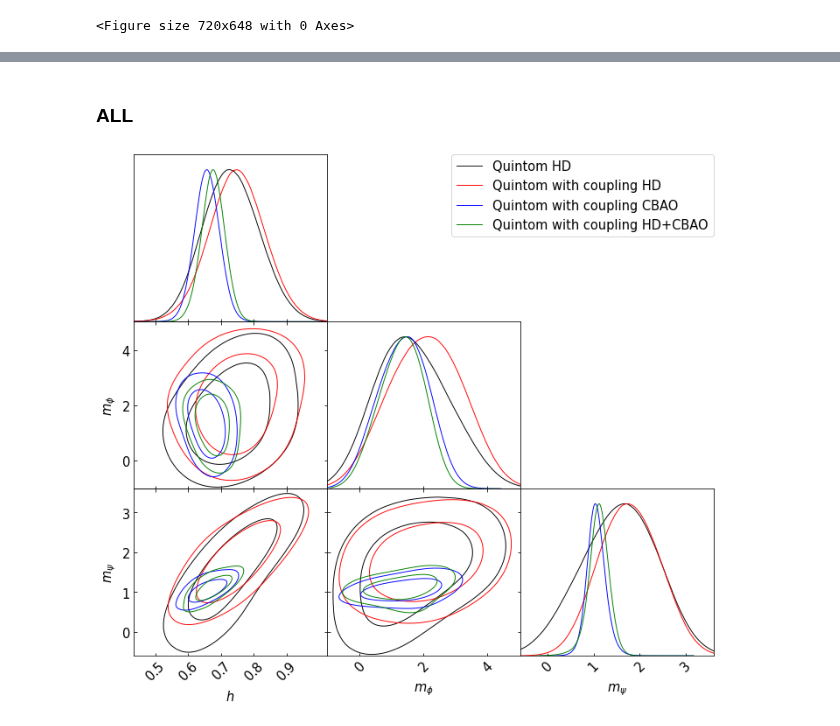
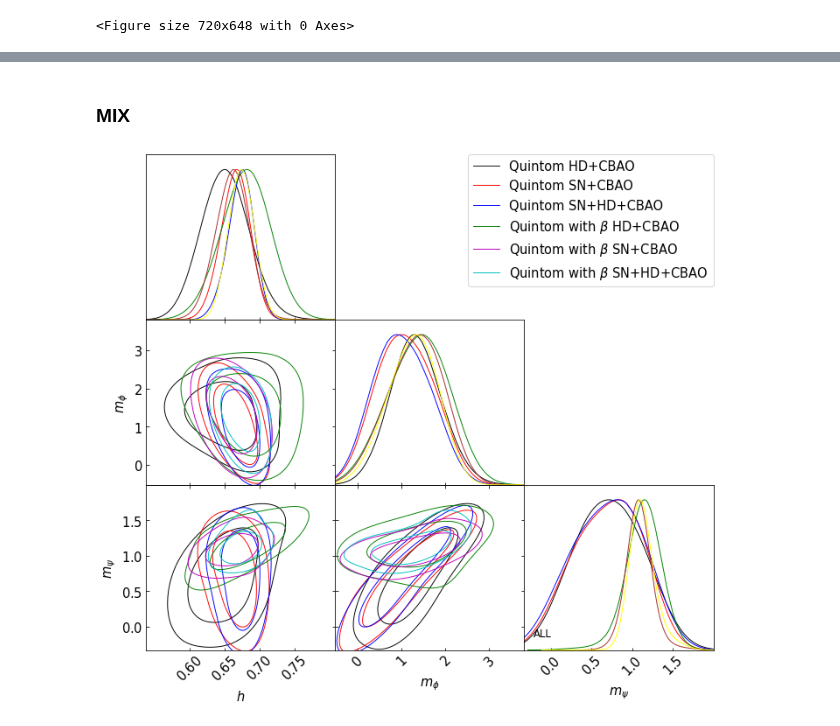
Before and after one commit to igomezv/simplemc_tests, a Jupyter notebook: getdist_Quintom.ipynb, the cells around one changed output, grey strips where cells are left out. Drawn from its saved outputs; the diff is of its cells as text; code cells hidden in the pictures.

```diff
--- a/getdist_Quintom.ipynb
+++ b/getdist_Quintom.ipynb
@@ -22,24 +22,28 @@ dir_name = '/home/isidro/Documents/github/simplemc_tests/simplemc/chains/'
 roots_couple = [
                 'Quintom_couple_phy_HD_nested_multi',
                 'Quintom_couple_phy_SN_nested_multi',
-#                 'Quintom_couple_phy_CBAO_nested_multi',
-                'Quintom_couple_phy_CBAO+HD_nested_multi',
+                'Quintom_couple_phy_HD+CBAO_nested_multi',
                 'Quintom_couple_phy_SN+CBAO_nested_multi',
                 'Quintom_couple_phy_SN+HD+CBAO_nested_multi'
                 ]
 
 roots_quintom = [
                  'Quintom_phy_HD_nested_multi',
+                 'Quintom_phy_SN_nested_multi',
+                 'Quintom_phy_HD+CBAO_nested_multi',
+                 'Quintom_phy_SN+CBAO_nested_multi',
+                 'Quintom_phy_SN+HD+CBAO_nested_multi',
                  ]
 
 
-roots_all = [
-                'Quintom_phy_HD_nested_multi',
-                'Quintom_couple_phy_HD_nested_multi',
-                'Quintom_couple_phy_CBAO_nested_multi',
-                'Quintom_couple_phy_CBAO+HD_nested_multi'
-
-           ]
+roots_mix = [
+                'Quintom_phy_HD+CBAO_nested_multi',
+                'Quintom_phy_SN+CBAO_nested_multi',
+                'Quintom_phy_SN+HD+CBAO_nested_multi',
+                'Quintom_couple_phy_HD+CBAO_nested_multi',
+                'Quintom_couple_phy_SN+CBAO_nested_multi',
+                'Quintom_couple_phy_SN+HD+CBAO_nested_multi'
+         ]
 # %%
 g = plots.getSinglePlotter(chain_dir = dir_name, width_inch= 10,
                           ratio = 0.9,
@@ -64,7 +68,7 @@ g.triangle_plot(roots_couple, ['mquin', 'mphan', 'beta'],
 # g.triangle_plot(roots, ['Om', 'Obh2', 'h'],
                 diag1d_kwargs={'colors':['black', 'red','blue', 'yellow'],
                                'alphas':[1.0,1.0,1.0]},
-                colors=['black', 'red','blue',  'black', 'yellow'],
+                colors=['green', 'red','blue',  'black', 'yellow'],
 #                 alphas = [1.0, 0.7, 0.5],
                 legend_labels=['HD', 'SN',
                                'HD+CBAO', 'SN+CBAO', 'SN+HD+CBAO'],
@@ -72,6 +76,7 @@ g.triangle_plot(roots_couple, ['mquin', 'mphan', 'beta'],
                 filled = False,
                 normalized=False, shaded=False)
 
+g.add_text('Quintom with $\\beta$', 0.1, 2)
 #plt.show()
 plt.savefig('TriangleQuintomCouple.png', dpi=80)
 # %% [output]
@@ -104,39 +111,44 @@ plt.savefig('hvsbeta_QuintomCouple.png', dpi=80)
 # %% [markdown]
-### ALL
+### MIX
 # %%
 # plt.figure(figsize=(10, 10), dpi=100)
 
 # gg= plots.getSinglePlotter(chain_dir = dir_name, width_inch= 10,
 #                           ratio = 0.8,
 #                           analysis_settings={'smooth_scale_2D': 0.5,
 #                                              'smooth_scale_1D': 0.5,
 #                                              'ignore_rows': 0.1})
 
 
 #g.settings.axes_fontsize = 5
 g.settings.lab_fontsize = 15
 g.settings.x_label_rotation= 45
 #g.settings.alpha_filled_add = 0.9
 g.settings.legend_fontsize = 15
 g.settings.axes_fontsize = 15
 # g.settings.lw1 = 0.5
 
 # g.triangle_plot(roots_all, ['Om', 'Obh2', 'h', 'mquin', 'mphan'],
-g.triangle_plot(roots_all, ['h', 'mquin', 'mphan'],
-                diag1d_kwargs={'colors':['black', 'red','blue', 'green'],
-                               'alphas':[1.0,1.0,1.0,1.0]},
+g.triangle_plot(roots_mix, ['h', 'mquin', 'mphan'],
+                diag1d_kwargs={'colors':['black', 'red','blue', 'green', 'brown', 'yellow'],
+                               'alphas':[1.0,1.0,1.0,1.0, 1.0, 1.0]},
                 colors=['black', 'red','blue', 'green'],
 #                 alphas = [1.0, 0.7, 0.5],
-                legend_labels=['Quintom HD', 'Quintom with coupling HD',
-                               'Quintom with coupling CBAO', 'Quintom with coupling HD+CBAO'],
+                legend_labels=['Quintom HD+CBAO', 'Quintom SN+CBAO', 'Quintom SN+HD+CBAO',
+                               'Quintom with $\\beta$ HD+CBAO',
+                               'Quintom with $\\beta$ SN+CBAO', 'Quintom with $\\beta$ SN+HD+CBAO',
+                              ],
                 legend_loc='upper right',
                 filled = False,
                 normalized=False, shaded=False)
 
+g.add_text('ALL', 0.05, 0.1)
+
+
 #plt.show()
 plt.savefig('TriangleQuintomAll.png', dpi=80)
 # %% [output]
-[figure, old version]
+[figure, new version]
 # %%
 plt.figure(figsize=(10, 10), dpi=100)
 
```
Also changed, not shown: parts of 4 cells of this notebook.
